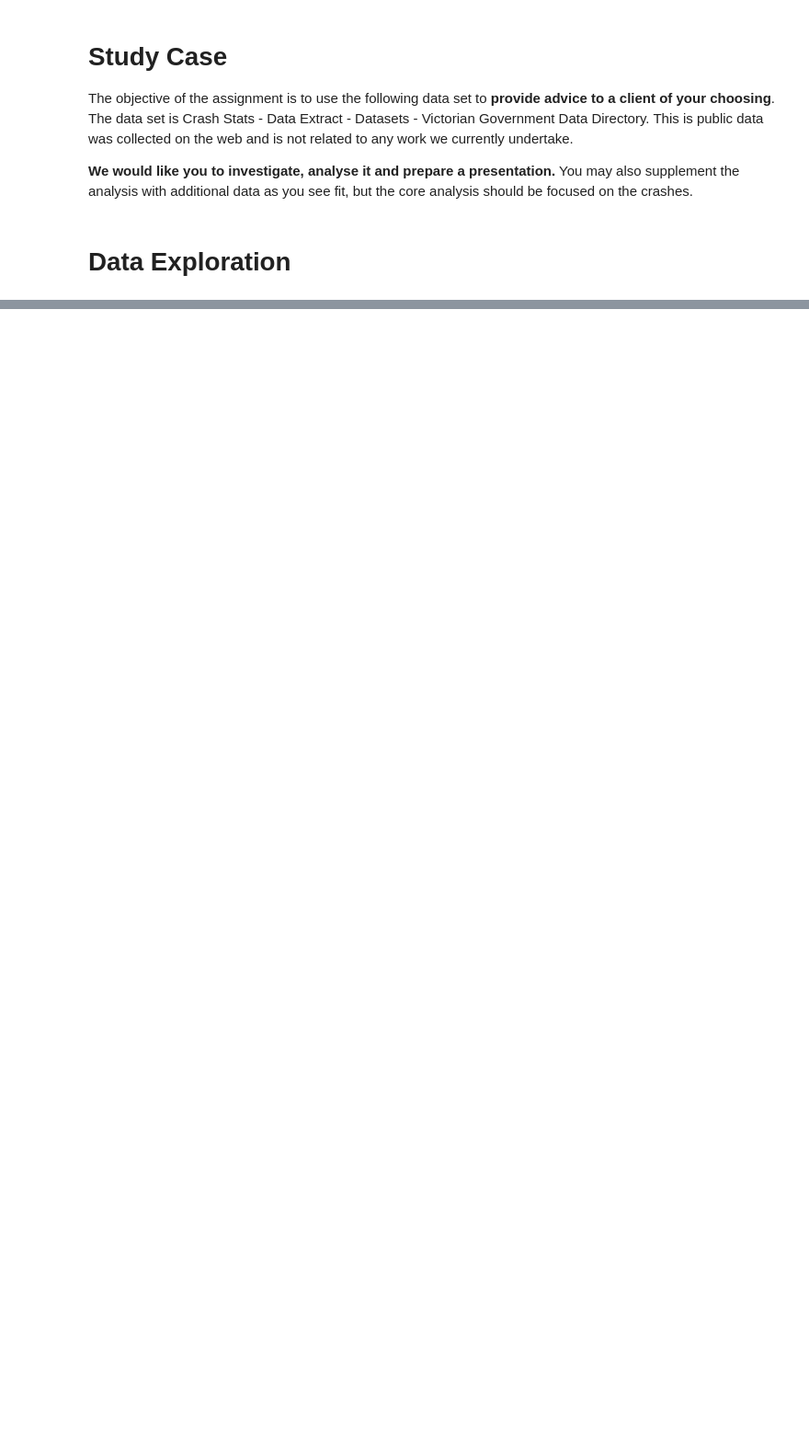
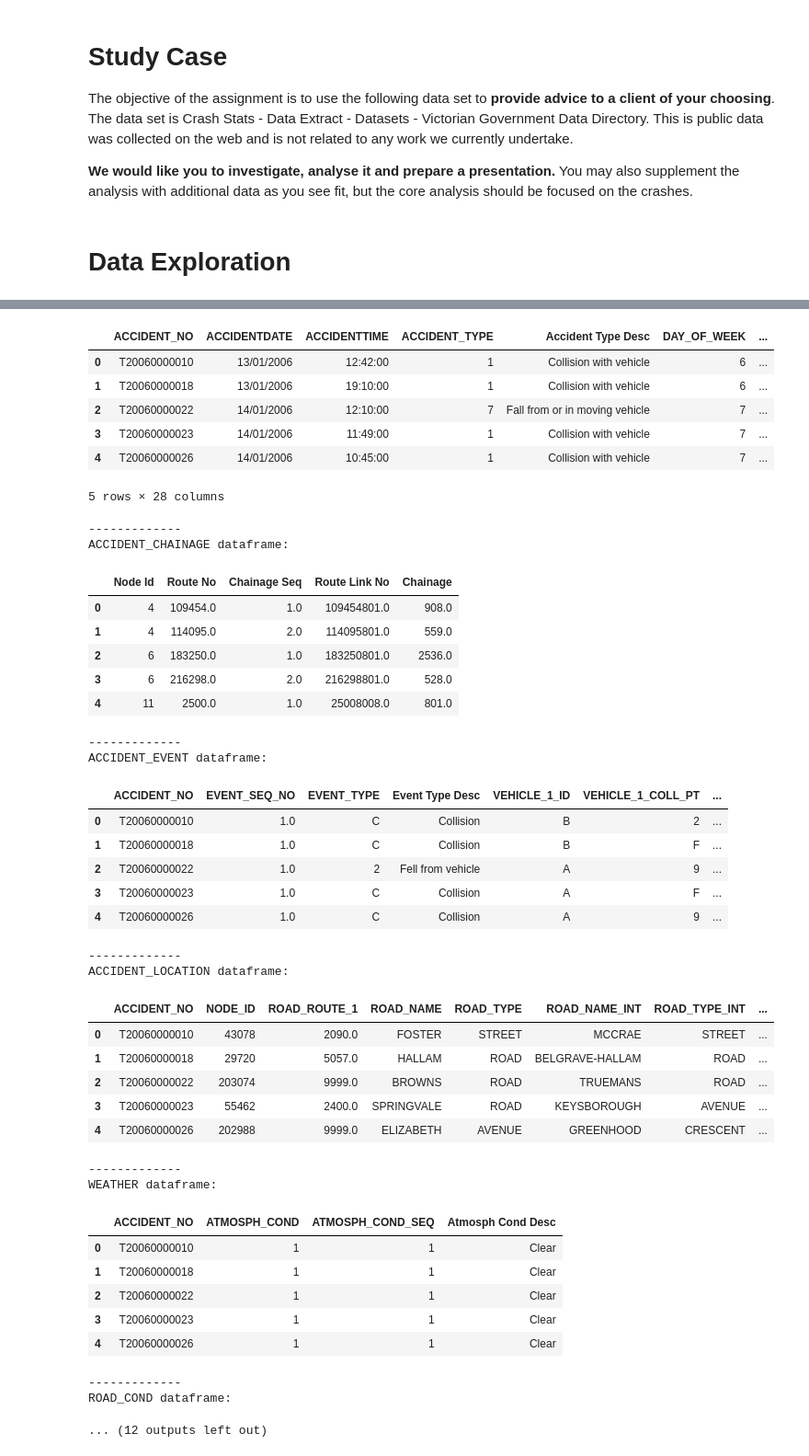
Before and after one commit to lethib/enea_study_case, a Jupyter notebook: data_exploration.ipynb, the cells around one changed output, grey strips where cells are left out. Shown at 92% size. Cells and saved outputs as stored; diff of their text form; code cells hidden in the pictures; blank space fills up the shorter version.

```diff
--- a/data_exploration.ipynb
+++ b/data_exploration.ipynb
@@ -54,0 +59,5 @@ dict_df = {
+# %%
+for df_name, df in dict_df.items():
+    print(f'-------------\n{df_name} dataframe:')
+    display(df.head())
+# %% [output]
@@ -54,0 +66,42 @@ dict_df = {
+|  | ACCIDENT_NO | ACCIDENTDATE | ACCIDENTTIME | ACCIDENT_TYPE | Accident Type Desc | DAY_OF_WEEK | ... |
+| 0 | T20060000010 | 13/01/2006 | 12:42:00 | 1 | Collision with vehicle | 6 | ... |
+| 1 | T20060000018 | 13/01/2006 | 19:10:00 | 1 | Collision with vehicle | 6 | ... |
+| 2 | T20060000022 | 14/01/2006 | 12:10:00 | 7 | Fall from or in moving vehicle | 7 | ... |
+| 3 | T20060000023 | 14/01/2006 | 11:49:00 | 1 | Collision with vehicle | 7 | ... |
+| 4 | T20060000026 | 14/01/2006 | 10:45:00 | 1 | Collision with vehicle | 7 | ... |
+5 rows × 28 columns
+-------------
+ACCIDENT_CHAINAGE dataframe:
+|  | Node Id | Route No | Chainage Seq | Route Link No | Chainage |
+| 0 | 4 | 109454.0 | 1.0 | 109454801.0 | 908.0 |
+| 1 | 4 | 114095.0 | 2.0 | 114095801.0 | 559.0 |
+| 2 | 6 | 183250.0 | 1.0 | 183250801.0 | 2536.0 |
+| 3 | 6 | 216298.0 | 2.0 | 216298801.0 | 528.0 |
+| 4 | 11 | 2500.0 | 1.0 | 25008008.0 | 801.0 |
+-------------
+ACCIDENT_EVENT dataframe:
+|  | ACCIDENT_NO | EVENT_SEQ_NO | EVENT_TYPE | Event Type Desc | VEHICLE_1_ID | VEHICLE_1_COLL_PT | ... |
+| 0 | T20060000010 | 1.0 | C | Collision | B | 2 | ... |
+| 1 | T20060000018 | 1.0 | C | Collision | B | F | ... |
+| 2 | T20060000022 | 1.0 | 2 | Fell from vehicle | A | 9 | ... |
+| 3 | T20060000023 | 1.0 | C | Collision | A | F | ... |
+| 4 | T20060000026 | 1.0 | C | Collision | A | 9 | ... |
+-------------
+ACCIDENT_LOCATION dataframe:
+|  | ACCIDENT_NO | NODE_ID | ROAD_ROUTE_1 | ROAD_NAME | ROAD_TYPE | ROAD_NAME_INT | ROAD_TYPE_INT | ... |
+| 0 | T20060000010 | 43078 | 2090.0 | FOSTER | STREET | MCCRAE | STREET | ... |
+| 1 | T20060000018 | 29720 | 5057.0 | HALLAM | ROAD | BELGRAVE-HALLAM | ROAD | ... |
+| 2 | T20060000022 | 203074 | 9999.0 | BROWNS | ROAD | TRUEMANS | ROAD | ... |
+| 3 | T20060000023 | 55462 | 2400.0 | SPRINGVALE | ROAD | KEYSBOROUGH | AVENUE | ... |
+| 4 | T20060000026 | 202988 | 9999.0 | ELIZABETH | AVENUE | GREENHOOD | CRESCENT | ... |
+-------------
+WEATHER dataframe:
+|  | ACCIDENT_NO | ATMOSPH_COND | ATMOSPH_COND_SEQ | Atmosph Cond Desc |
+| 0 | T20060000010 | 1 | 1 | Clear |
+| 1 | T20060000018 | 1 | 1 | Clear |
+| 2 | T20060000022 | 1 | 1 | Clear |
+| 3 | T20060000023 | 1 | 1 | Clear |
+| 4 | T20060000026 | 1 | 1 | Clear |
+-------------
+ROAD_COND dataframe:
+... (12 outputs left out)
```
Also changed, not shown: parts of 15 cells of this notebook.
